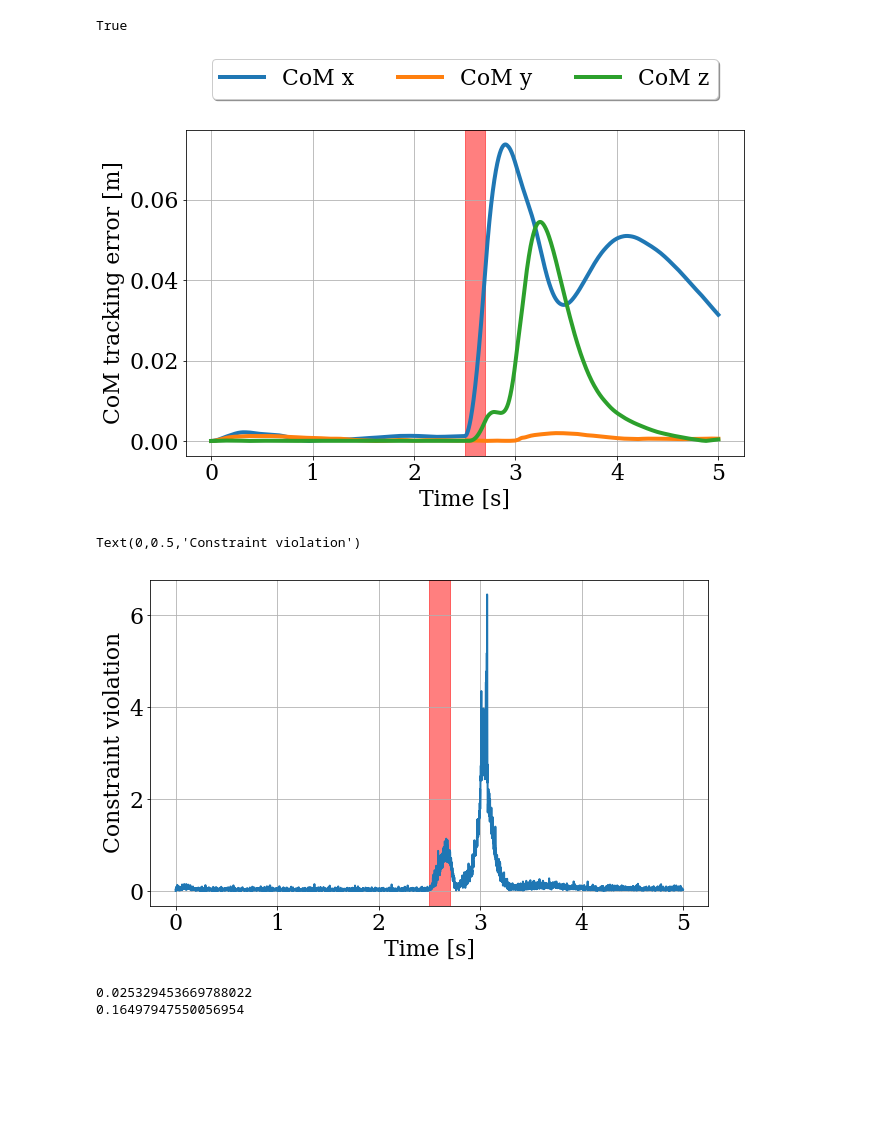
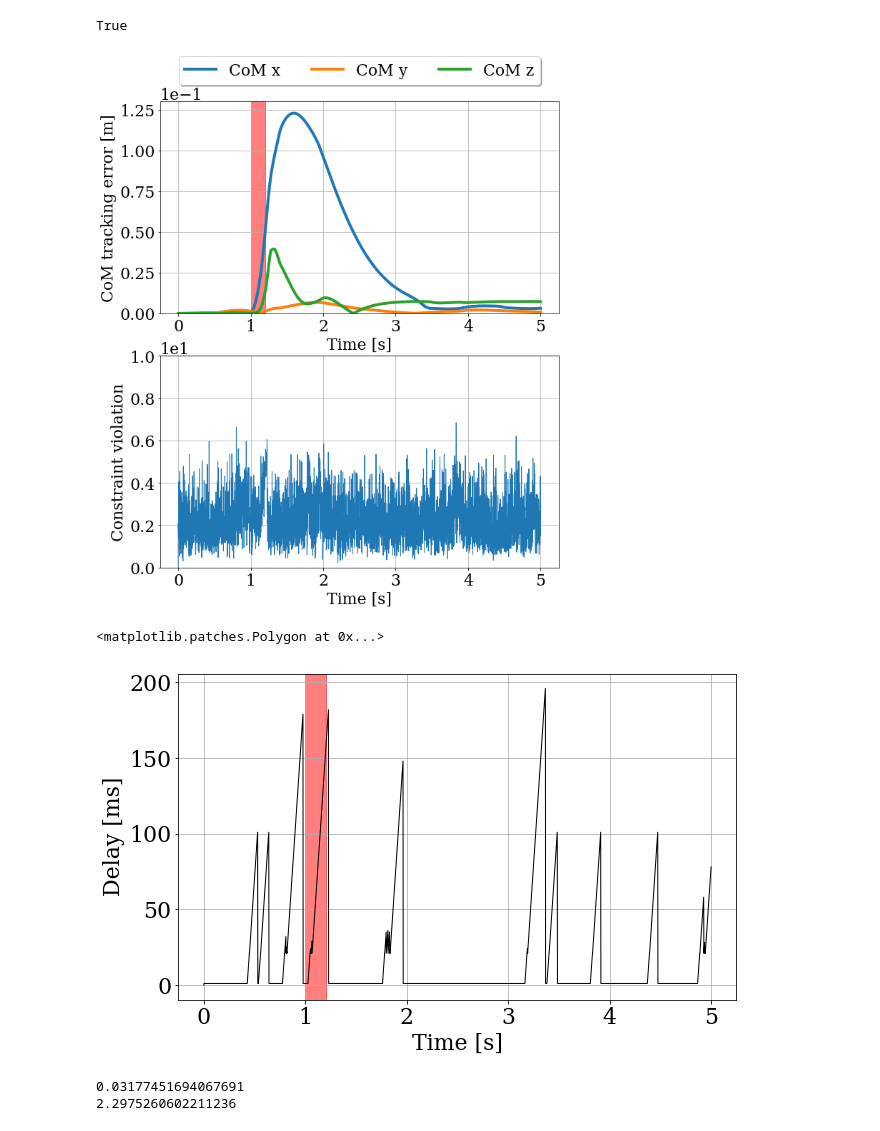
Before and after one commit to huaijiangzhu/delay_robust_invdyn, a Jupyter notebook: notebooks/balance.ipynb, the cells around one changed output. Saved outputs shown, nothing was run; the diff lists cells and outputs as text; code cells hidden in the pictures; blank space fills up the shorter version.

```diff
--- a/notebooks/balance.ipynb
+++ b/notebooks/balance.ipynb
@@ -38,18 +38,18 @@ font = {'family' : 'serif',
 matplotlib.rc('font', **font)
 np.set_printoptions(precision=3, linewidth=200, suppress=True)
 # %%
-BMODE = p.GUI
+BMODE = p.DIRECT
 LOGGING = False
-LOCAL = True
+LOCAL = False
 
 N_SIMULATION = 5000
 
 DELAY = 90
-NS3 = False
-SCENARIO = 'building'
+NS3 = True
+SCENARIO = 'factory'
 DELAY_START = 0
 
-IMPACT_START = 2500
+IMPACT_START = 1000
 IMPACT_DURATION = 200
 IMPACT_FORCE = [100, 0, 0]
 # %%
@@ -57,7 +57,8 @@ IMPACT_FORCE = [100, 0, 0]
 DELAYED_IDX = []
 
 if NS3:
-    td = np.load('td_'+ SCENARIO +'.npy')
+    ns3path = parentdir + '/data/ns3/rtt/'
+    td = np.load(ns3path + 'td_'+ SCENARIO +'.npy')
     td = np.tile(td, int((N_SIMULATION + 1.0)/len(td)) + 1)
     td = td[:N_SIMULATION]
     time_received = np.array([i + td[i] for i in range(N_SIMULATION)])
@@ -301,42 +302,55 @@ if LOGGING:
     with open(data_path + file_name + '.pkl', 'wb') as f:
         pickle.dump(exp_data, f, pickle.HIGHEST_PROTOCOL)
 # %%
-fig, ax = plt.subplots(1, figsize=(10, 6))
+fig, ax = plt.subplots(2, figsize=(10, 12))
 time = np.arange(0.0, N_SIMULATION*dt, dt)
 axes = ['x', 'y', 'z']
 for i in range(3):
     err = np.abs([data.com.pos[i,0]-data.com.pos_ref[i,0] for data in LOG])
-    ax.plot(time, err, lw=4, label='CoM '+axes[i])
+    ax[0].plot(time, err, lw=4, label='CoM '+axes[i])
 
-ax.axvspan(IMPACT_START/1000.0, (IMPACT_START+IMPACT_DURATION)/1000.0 , alpha=0.5, color='red')
-ax.grid()
-ax.set_xlabel('Time [s]')
-ax.set_ylabel('CoM tracking error' + ' [m]' )
-# ax.set_ylim([0, 30])
+ax[0].axvspan(IMPACT_START/1000.0, (IMPACT_START+IMPACT_DURATION)/1000.0 , alpha=0.5, color='red')
+ax[0].grid()
+ax[0].set_xlabel('Time [s]')
+ax[0].set_ylabel('CoM tracking error' + ' [m]' )
+_ = ax[0].legend(loc='upper center', bbox_to_anchor=(0.5, 1.25),
+             ncol=3, fancybox=True, shadow=True)
+ax[0].ticklabel_format(style='sci', axis='y', scilimits=(0, 0))
+ax[0].set_ylim([0, 0.13])
 
-_ = ax.legend(loc='upper center', bbox_to_anchor=(0.5, 1.25),
-             ncol=3, fancybox=True, shadow=True)
+slack = [data.slack[1, 0] for data in LOG]
+ax[1].plot(time, slack, lw=1)
+ax[1].grid()
+ax[1].set_xlabel('Time [s]')
+ax[1].set_ylabel('Constraint violation' )
+ax[1].ticklabel_format(style='sci', axis='y', scilimits=(0,0))
+ax[1].set_ylim([0, 10])
 
-fig.savefig('com_err_0.eps')
+file_name = 'err_'
+if NS3:
+    file_name += SCENARIO
+if LOCAL:
+    file_name += '_local'
+fig.savefig(file_name + '.png', bbox_inches='tight')
 # %% [output]
-[figure, old version]
+[figure, new version]
 # %%
 fig, ax = plt.subplots(1, figsize=(10, 6))
 time = np.arange(0.0, N_SIMULATION*dt, dt)
 axes = ['x', 'y', 'z']
-slack = [data.slack[1, 0] for data in LOG]
-ax.plot(time, slack, lw=2)
-ax.axvspan(IMPACT_START/1000.0, (IMPACT_START+IMPACT_DURATION)/1000.0 , alpha=0.5, color='red')
+delays = [data.delay for data in LOG]
+ax.plot(time, delays, lw=1, color='k')
 ax.grid()
 ax.set_xlabel('Time [s]')
-ax.set_ylabel('Constraint violation' )
+ax.set_ylabel('Delay [ms]' )
+ax.axvspan(IMPACT_START/1000.0, (IMPACT_START+IMPACT_DURATION)/1000.0 , alpha=0.5, color='red')
 # %% [output]
-Text(0,0.5,'Constraint violation')
+<matplotlib.patches.Polygon at 0x...>
-[figure, old version]
+[figure, new version]
 # %%
 com_err = [np.linalg.norm(data.com.pos-data.com.pos_ref) for data in LOG]
 print np.mean(com_err)
 print np.mean(slack)
 # %% [output]
-0.025329453669788022
-0.16497947550056954
+0.03177451694067691
+2.2975260602211236
```
Also changed, not shown: 4 other files.
